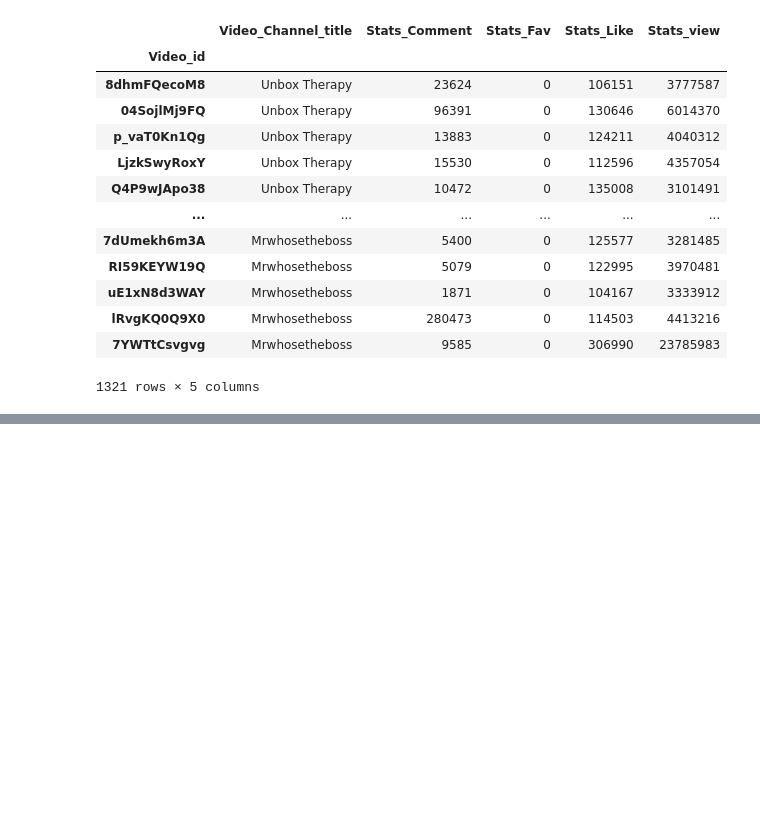
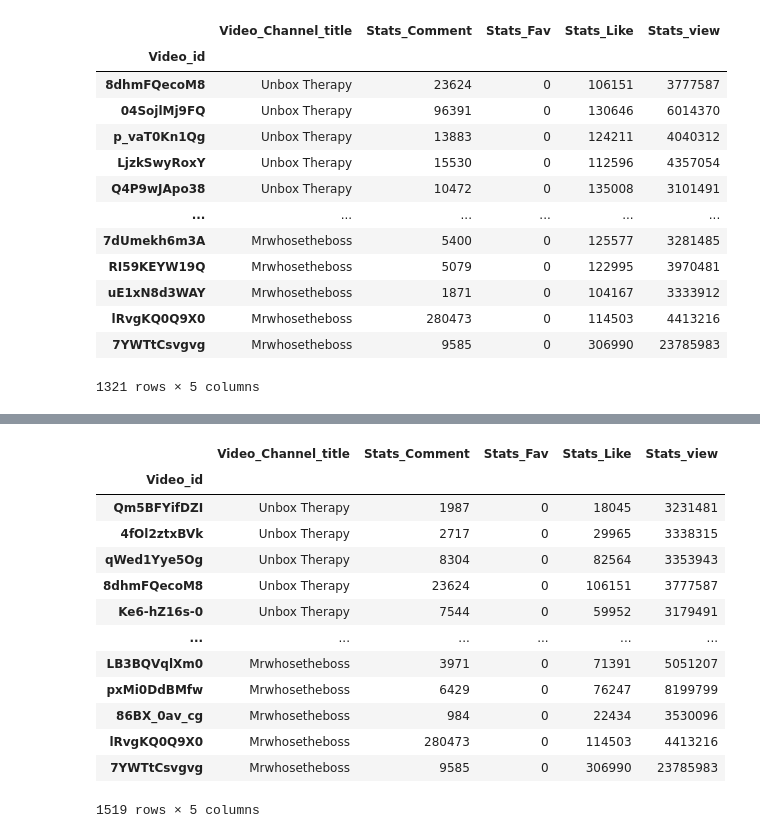
Before and after one commit to PyAshishMhatre/Channel-Analysis-using-Youtube-Data-API, a Jupyter notebook: YoutubeAnalysis.ipynb, the cells around one changed output, grey strips where cells are left out. Saved outputs shown, nothing was run; the diff lists cells and outputs as text; code cells hidden in the pictures; blank space fills up the shorter version.

```diff
--- a/YoutubeAnalysis.ipynb
+++ b/YoutubeAnalysis.ipynb
@@ -584,0 +592,18 @@ plt.show()
+# %%
+View_outliers = stats[(stats['Stats_view'] < lower) | (stats['Stats_view'] > upper) ].index
+stats[(stats['Stats_view'] < lower) | (stats['Stats_view'] > upper) ]
+# %% [output]
+|  | Video_Channel_title | Stats_Comment | Stats_Fav | Stats_Like | Stats_view |
+| Video_id |  |  |  |  |  |
+| Qm5BFYifDZI | Unbox Therapy | 1987 | 0 | 18045 | 3231481 |
+| 4fOl2ztxBVk | Unbox Therapy | 2717 | 0 | 29965 | 3338315 |
+| qWed1Yye5Og | Unbox Therapy | 8304 | 0 | 82564 | 3353943 |
+| 8dhmFQecoM8 | Unbox Therapy | 23624 | 0 | 106151 | 3777587 |
+| Ke6-hZ16s-0 | Unbox Therapy | 7544 | 0 | 59952 | 3179491 |
+| ... | ... | ... | ... | ... | ... |
+| LB3BQVqlXm0 | Mrwhosetheboss | 3971 | 0 | 71391 | 5051207 |
+| pxMi0DdBMfw | Mrwhosetheboss | 6429 | 0 | 76247 | 8199799 |
+| 86BX_0av_cg | Mrwhosetheboss | 984 | 0 | 22434 | 3530096 |
+| lRvgKQ0Q9X0 | Mrwhosetheboss | 280473 | 0 | 114503 | 4413216 |
+| 7YWTtCsvgvg | Mrwhosetheboss | 9585 | 0 | 306990 | 23785983 |
+1519 rows × 5 columns
```
Also changed, not shown: parts of 9 cells of this notebook.
